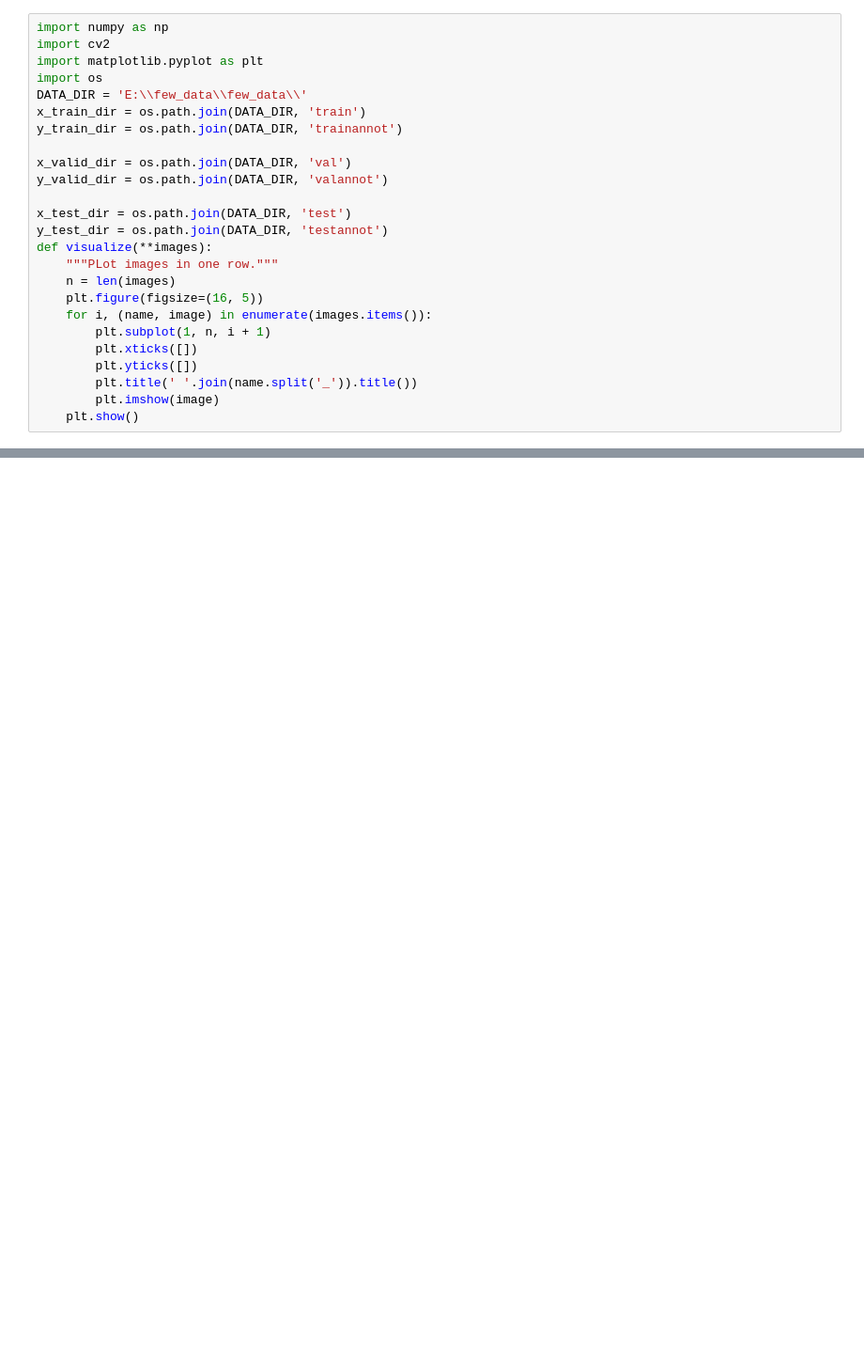
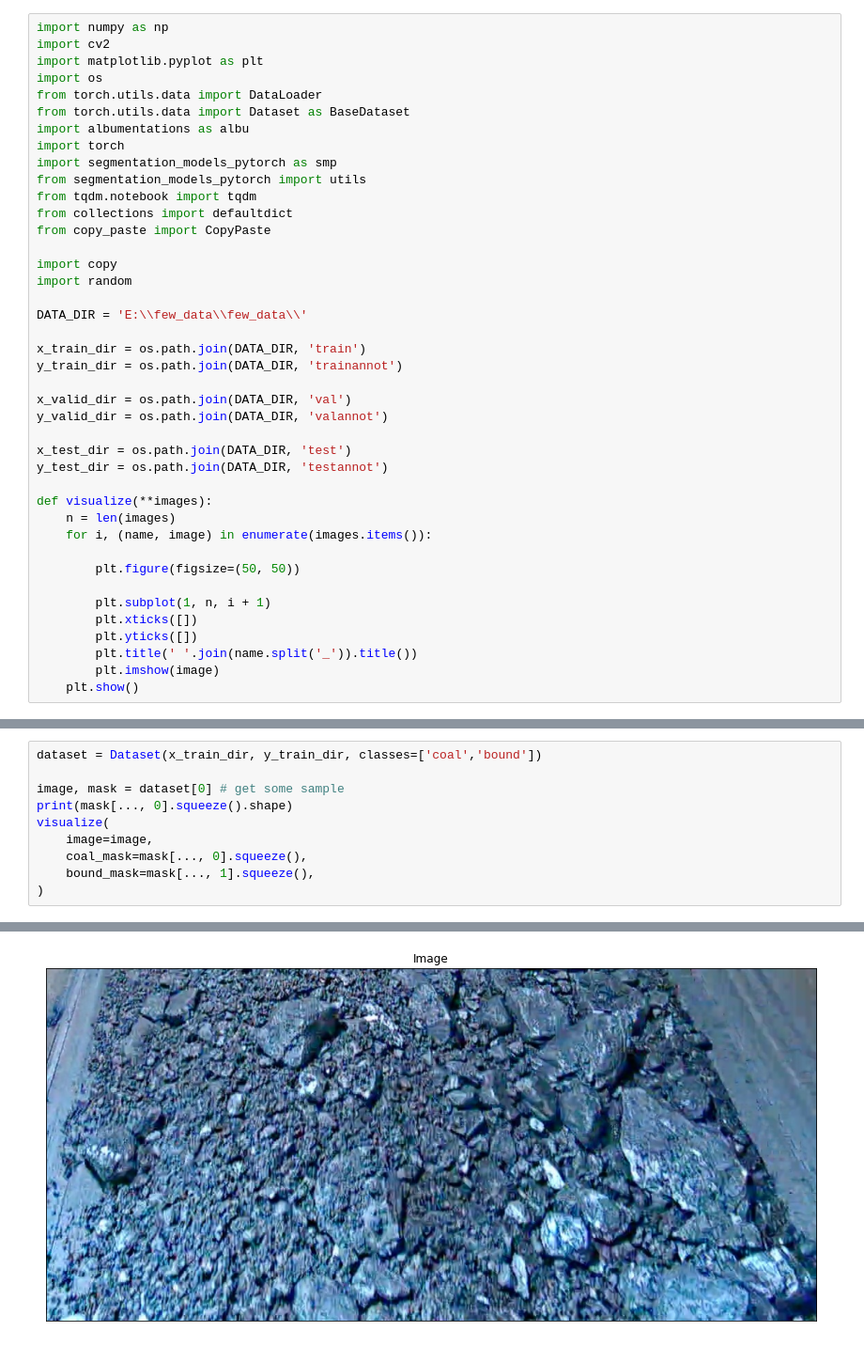
Before and after one commit to comptech-winter-school/coal-composition-control, a Jupyter notebook: src/SemanticSegmentation/segmentation.ipynb, the cells around one changed output, grey strips where cells are left out. Shown at 94% size. Saved outputs shown, nothing was run; the diff lists cells and outputs as text; blank space fills up the shorter version.

```diff
--- a/src/SemanticSegmentation/segmentation.ipynb
+++ b/src/SemanticSegmentation/segmentation.ipynb
@@ -3,7 +6,21 @@ import numpy as np
 import cv2
 import matplotlib.pyplot as plt
 import os
+from torch.utils.data import DataLoader
+from torch.utils.data import Dataset as BaseDataset
+import albumentations as albu
+import torch
+import segmentation_models_pytorch as smp
+from segmentation_models_pytorch import utils
+from tqdm.notebook import tqdm
+from collections import defaultdict
+from copy_paste import CopyPaste
+
+import copy
+import random
+
 DATA_DIR = 'E:\\few_data\\few_data\\'
+
 x_train_dir = os.path.join(DATA_DIR, 'train')
 y_train_dir = os.path.join(DATA_DIR, 'trainannot')
 
@@ -12,11 +29,13 @@ y_valid_dir = os.path.join(DATA_DIR, 'valannot')
 
 x_test_dir = os.path.join(DATA_DIR, 'test')
 y_test_dir = os.path.join(DATA_DIR, 'testannot')
+
 def visualize(**images):
-    """PLot images in one row."""
     n = len(images)
-    plt.figure(figsize=(16, 5))
     for i, (name, image) in enumerate(images.items()):
+
+        plt.figure(figsize=(50, 50))
+
         plt.subplot(1, n, i + 1)
         plt.xticks([])
         plt.yticks([])
@@ -128,0 +94,11 @@ def get_preprocessing(preprocessing_fn):
+# %%
+dataset = Dataset(x_train_dir, y_train_dir, classes=['coal','bound'])
+
+image, mask = dataset[0] # get some sample
+print(mask[..., 0].squeeze().shape)
+visualize(
+    image=image,
+    coal_mask=mask[..., 0].squeeze(),
+    bound_mask=mask[..., 1].squeeze(),
+)
+# %% [output]
@@ -128,0 +106 @@ def get_preprocessing(preprocessing_fn):
+[figure, added]
```
Also changed, not shown: parts of 28 cells of this notebook, 6 other files.
